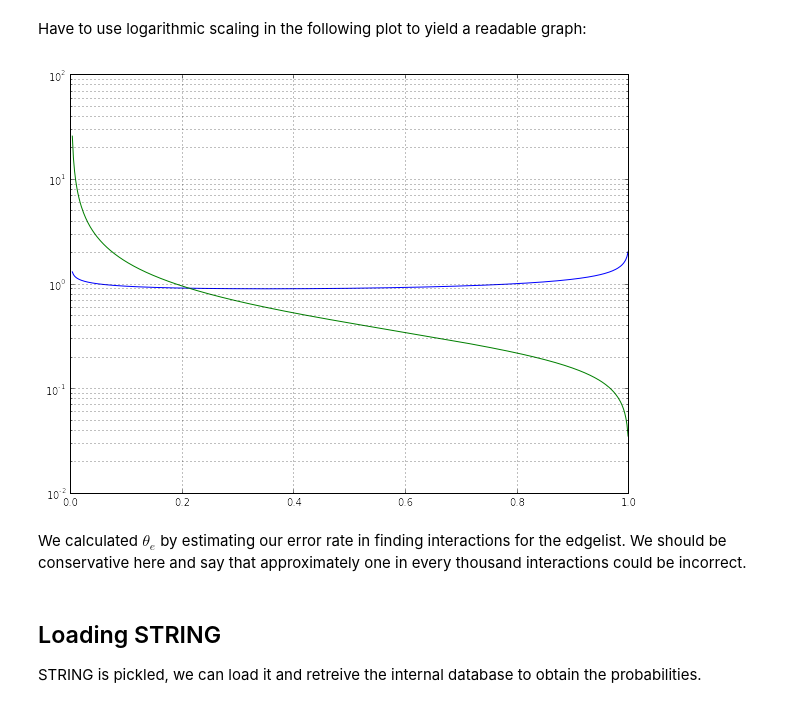
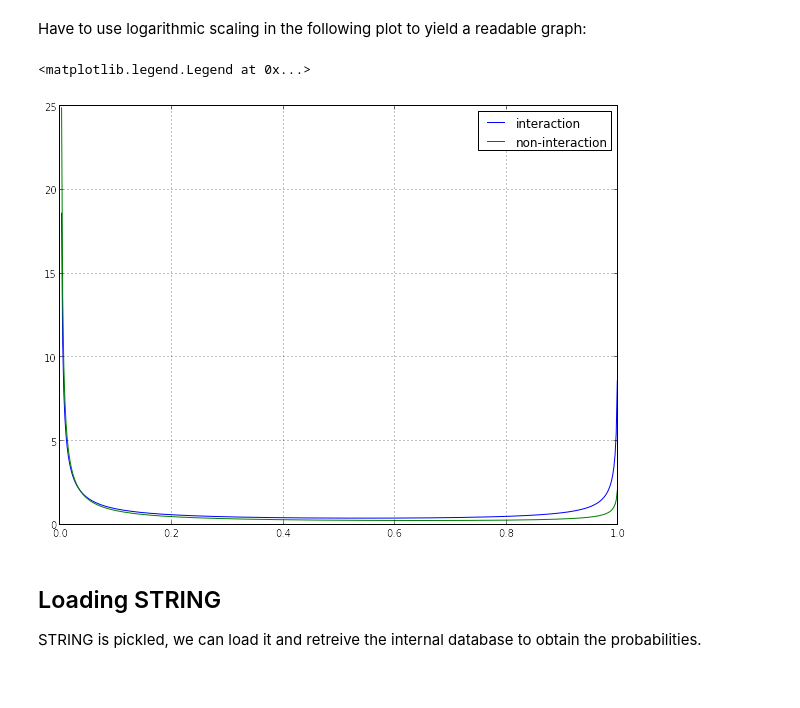
Before and after one commit to gngdb/opencast-bio, a Jupyter notebook: notebooks/Bayesian updating of pulldown interactions.ipynb, the cells around one changed output. Drawn from its saved outputs; the diff is of its cells as text; code cells hidden in the pictures.

Commit message:
done updating of weights again

```diff
--- a/notebooks/Bayesian updating of pulldown interactions.ipynb
+++ b/notebooks/Bayesian updating of pulldown interactions.ipynb
@@ -65,0 +59,5 @@ h = hist(delete(weights,posindexes),bins=50)
+# %%
+#unpickle classifier's samples
+f = open("../../../features/random.forest.bayes.dist.samples.pickle")
+samples = pickle.load(f)
+f.close()
@@ -66,10 +72,11 @@ h = hist(delete(weights,posindexes),bins=50)
 # %%
 #regularisation samples
-regsamp = scipy.stats.beta.rvs(1,1,size=5000)
+posregsamp = scipy.stats.beta.rvs(1,1,size=int(len(samples[1])/2))
+negregsamp = scipy.stats.beta.rvs(1,1,size=int(len(samples[0])/2))
 # %%
-alpha_1,beta_1,_,_ = scipy.stats.beta.fit(hstack([weights[posindexes],regsamp]))
+alpha_1,beta_1,_,_ = scipy.stats.beta.fit(hstack([samples[1][:,1],posregsamp]))
 # %%
-alpha_0,beta_0,_,_ = scipy.stats.beta.fit(hstack([delete(weights,posindexes),regsamp]))
+alpha_0,beta_0,_,_ = scipy.stats.beta.fit(hstack([samples[0][:,1],negregsamp]))
 # %%
 x = linspace(0,1,500)
 # %%
@@ -78,11 +85,9 @@ b0 = scipy.stats.beta.pdf(x,alpha_0,beta_0)
 # %% [markdown]
 Have to use logarithmic scaling in the following plot to yield a readable graph:
 # %%
-plot(x,b1)
-plot(x,b0)
-yscale('log')
+plot(x,b1,label="interaction")
+plot(x,b0,label="non-interaction")
+legend(loc=0)
 # %% [output]
+<matplotlib.legend.Legend at 0x...>
-[figure, old version]
+[figure, new version]
-# %% [markdown]
-We calculated $\theta_{e}$ by estimating our error rate in finding interactions for the edgelist.
-We should be conservative here and say that approximately one in every thousand interactions could be incorrect.
```
Also changed, not shown: parts of 23 cells of this notebook.
